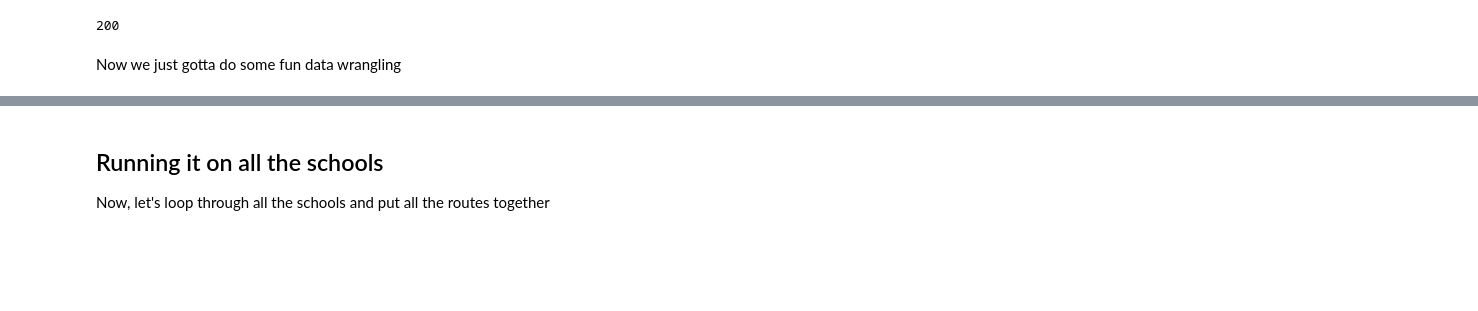
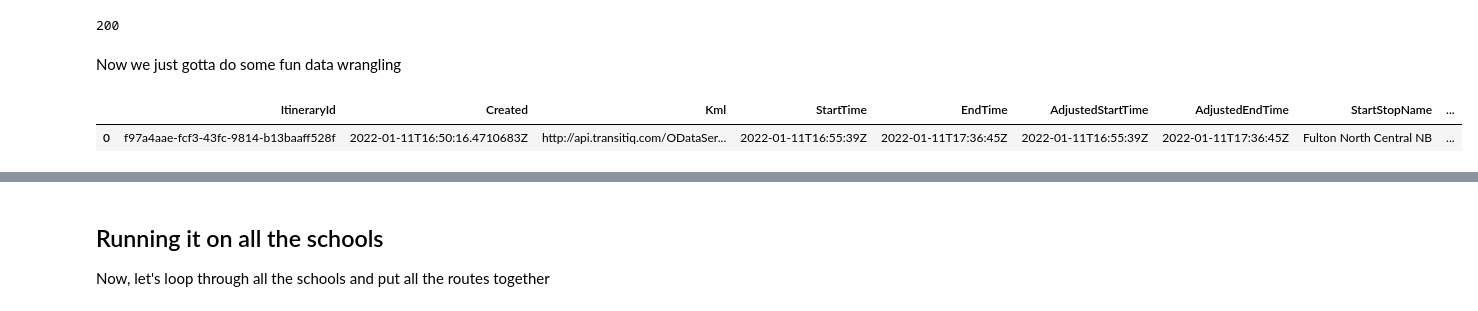
Before and after one commit to amyafan/HMW_Transit, a Jupyter notebook: prep/notebooks/2_Getting_Routes.ipynb, the cells around one changed output, grey strips where cells are left out. Drawn from its saved outputs; the diff is of its cells as text; code cells hidden in the pictures; blank space fills up the shorter version.

```diff
--- a/prep/notebooks/2_Getting_Routes.ipynb
+++ b/prep/notebooks/2_Getting_Routes.ipynb
@@ -138,8 +77,11 @@ Now we just gotta do some fun data wrangling
 # %%
 trip_int = pd.DataFrame(trip.json())
 trip_df = trip_int['value'].apply(pd.Series)
-trip_df['school'] = endtime_coord.iloc[nrow, 2]
-trip_df.head()
+trip_df['school'] = df.iloc[nrow, 2]
+trip_df.head(1)
+# %% [output]
+|  | ItineraryId | Created | Kml | StartTime | EndTime | AdjustedStartTime | AdjustedEndTime | StartStopName | ... |
+| 0 | f97a4aae-fcf3-43fc-9814-b13baaff528f | 2022-01-11T16:50:16.4710683Z | http://api.transitiq.com/ODataSer... | 2022-01-11T16:55:39Z | 2022-01-11T17:36:45Z | 2022-01-11T16:55:39Z | 2022-01-11T17:36:45Z | Fulton North Central NB | ... |
 # %%
 legs = trip_df['Legs'].apply(pd.Series)
 legs.head()
```
Also changed, not shown: parts of 23 cells of this notebook, 1 other file.
